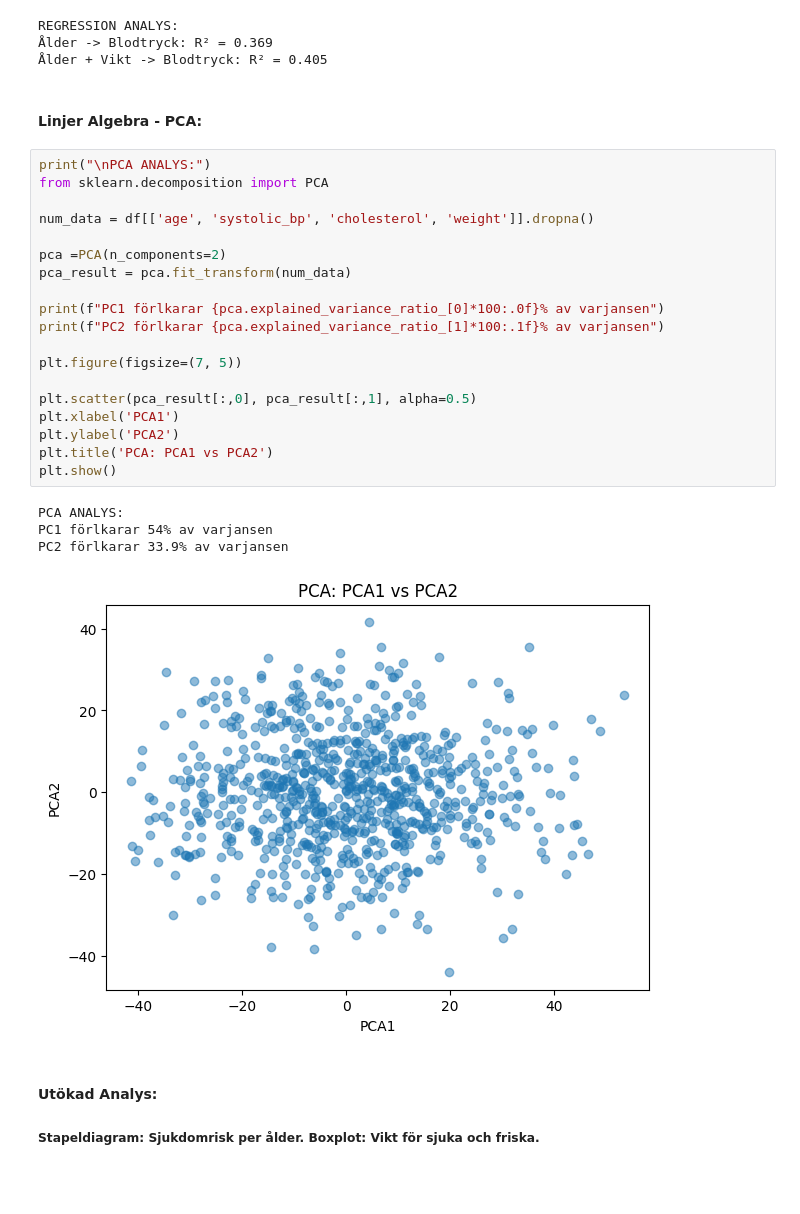
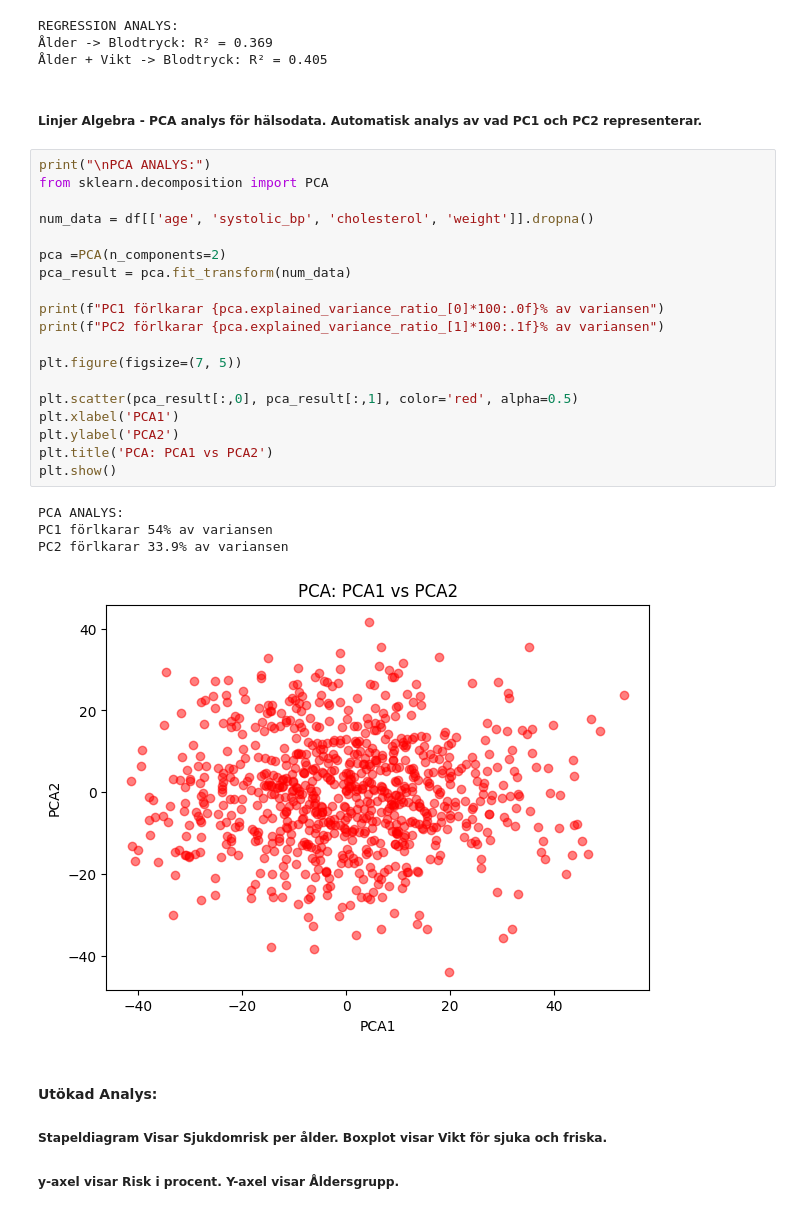
Before and after one commit to IrfanPallani/health_studyexamen2, a Jupyter notebook: Del2/data_health2.ipynb, the cells around one changed output. Drawn from its saved outputs; the diff is of its cells as text; blank space fills up the shorter version.

```diff
--- a/Del2/data_health2.ipynb
+++ b/Del2/data_health2.ipynb
@@ -141,34 +139,35 @@ REGRESSION ANALYS:
 Ålder -> Blodtryck: R² = 0.369
 Ålder + Vikt -> Blodtryck: R² = 0.405
 # %% [markdown]
-#### Linjer Algebra - PCA:
+##### Linjer Algebra - PCA analys för hälsodata. Automatisk analys av vad PC1 och PC2 representerar.
 # %%
 print("\nPCA ANALYS:")
 from sklearn.decomposition import PCA
 
 num_data = df[['age', 'systolic_bp', 'cholesterol', 'weight']].dropna()
 
 pca =PCA(n_components=2)
 pca_result = pca.fit_transform(num_data)
 
-print(f"PC1 förlkarar {pca.explained_variance_ratio_[0]*100:.0f}% av varjansen")
-print(f"PC2 förlkarar {pca.explained_variance_ratio_[1]*100:.1f}% av varjansen")
+print(f"PC1 förlkarar {pca.explained_variance_ratio_[0]*100:.0f}% av variansen")
+print(f"PC2 förlkarar {pca.explained_variance_ratio_[1]*100:.1f}% av variansen")
 
 plt.figure(figsize=(7, 5))
 
-plt.scatter(pca_result[:,0], pca_result[:,1], alpha=0.5)
+plt.scatter(pca_result[:,0], pca_result[:,1], color='red', alpha=0.5)
 plt.xlabel('PCA1')
 plt.ylabel('PCA2')
 plt.title('PCA: PCA1 vs PCA2')
 plt.show()
 # %% [output]
 PCA ANALYS:
-PC1 förlkarar 54% av varjansen
-PC2 förlkarar 33.9% av varjansen
+PC1 förlkarar 54% av variansen
+PC2 förlkarar 33.9% av variansen
-[figure, old version]
+[figure, new version]
 # %% [markdown]
 #### Utökad Analys:
-##### Stapeldiagram: Sjukdomrisk per ålder. Boxplot: Vikt för sjuka och friska.
+##### Stapeldiagram Visar Sjukdomrisk per ålder. Boxplot visar Vikt för sjuka och friska.
+##### y-axel visar Risk i procent. Y-axel visar Åldersgrupp.
 # %%
 
 print("\nUTÖKAD ANALYS:")
```
Also changed, not shown: parts of 5 cells of this notebook.
